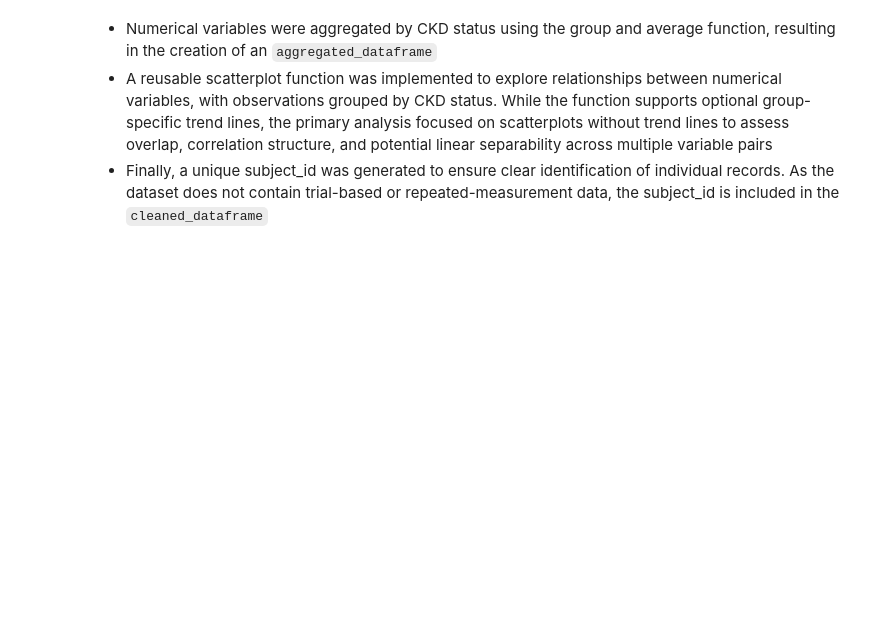
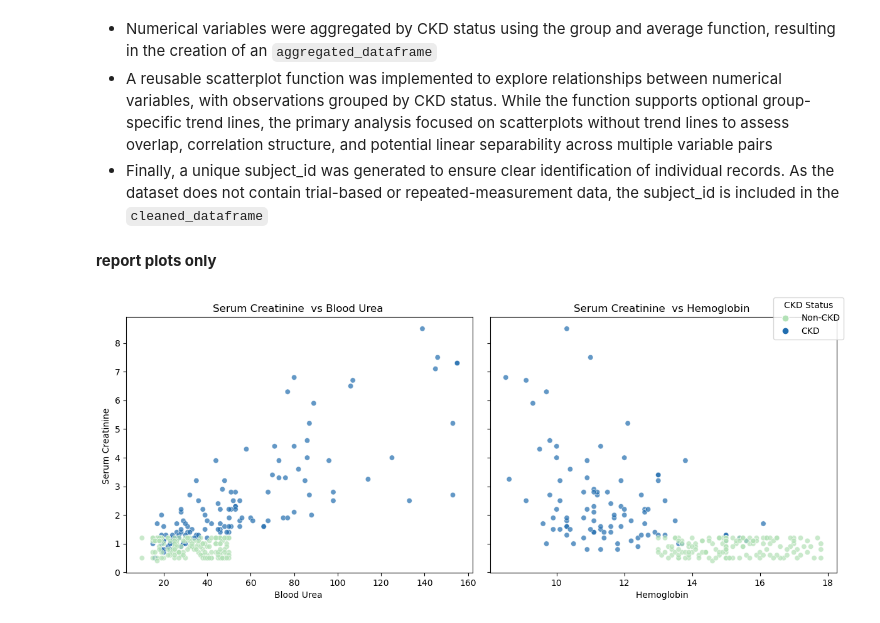
Before and after one commit to harasarahh/chronic-kidney-disease-prediction, a Jupyter notebook: GroupL_finalproject.ipynb, the cells around one changed output. Cells and saved outputs as stored; diff of their text form; code cells hidden in the pictures; blank space fills up the shorter version.

Commit message:
added plot for the report only

```diff
--- a/GroupL_finalproject.ipynb
+++ b/GroupL_finalproject.ipynb
@@ -508,3 +508,20 @@ cleaned_dataframe.head(145)
 - Numerical variables were aggregated by CKD status using the group and average function, resulting in the creation of an `aggregated_dataframe`
 - A reusable scatterplot function was implemented to explore relationships between numerical variables, with observations grouped by CKD status. While the function supports optional group-specific trend lines, the primary analysis focused on scatterplots without trend lines to assess overlap, correlation structure, and potential linear separability across multiple variable pairs
 - Finally, a unique subject_id was generated to ensure clear identification of individual records. As the dataset does not contain trial-based or repeated-measurement data, the subject_id is included in the `cleaned_dataframe`
+# %% [markdown]
+**report plots only**
+# %%
+full_numeric_names = {
+    'age': 'Age ',
+    'bp': 'Blood Pressure ',
+    'bgr': 'Blood Glucose Random ',
+    'bu': 'Blood Urea ',
+    'sc': 'Serum Creatinine ',
+    'sod': 'Sodium ',
+    'pot': 'Potassium ',
+    'hemo': 'Hemoglobin '
+}
+status_palette = {
+    'Non-CKD': sns.color_palette('YlGnBu')[1],
+    'CKD': sns.color_palette('YlGnBu')[4]
+}
@@ -510,0 +563,47 @@ cleaned_dataframe.head(145)
+# %%
+fig, axes = plt.subplots(1, 2, figsize=(12, 5), sharey=True)
+
+# Plot 1: Blood Urea vs Serum Creatinine
+scatterplot_by_group(
+    cleaned_dataframe,
+    x_var='bu',
+    y_var='sc',
+    group_col='status',
+    ax=axes[0],
+    name_map=full_numeric_names
+)
+
+# Plot 2: Hemoglobin vs Serum Creatinine
+scatterplot_by_group(
+    cleaned_dataframe,
+    x_var='hemo',
+    y_var='sc',
+    group_col='status',
+    ax=axes[1],
+    name_map=full_numeric_names
+)
+
+# Manuálna legenda (správna a stabilná)
+from matplotlib.lines import Line2D
+
+legend_elements = [
+    Line2D([0], [0], marker='o', color='w',
+           label='Non-CKD',
+           markerfacecolor=status_palette['Non-CKD'],
+           markersize=8),
+    Line2D([0], [0], marker='o', color='w',
+           label='CKD',
+           markerfacecolor=status_palette['CKD'],
+           markersize=8)
+]
+
+fig.legend(
+    handles=legend_elements,
+    title='CKD Status',
+    loc='upper right'
+)
+
+plt.tight_layout()
+plt.show()
+# %% [output]
+[figure, added]
```
Also changed, not shown: parts of 1 cell of this notebook.
